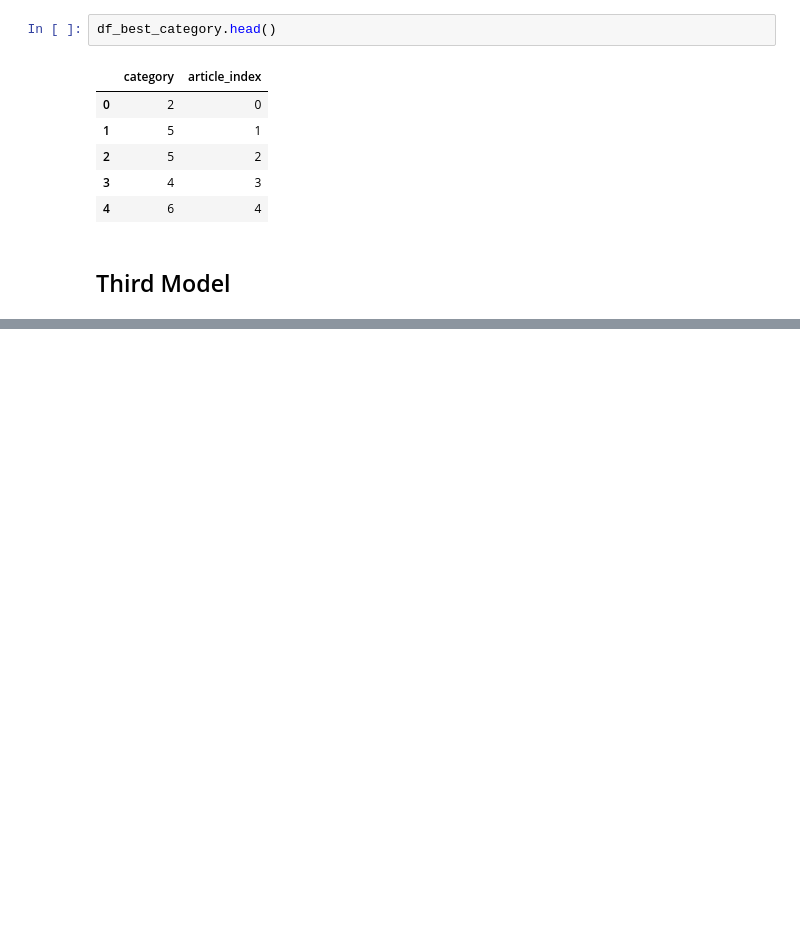
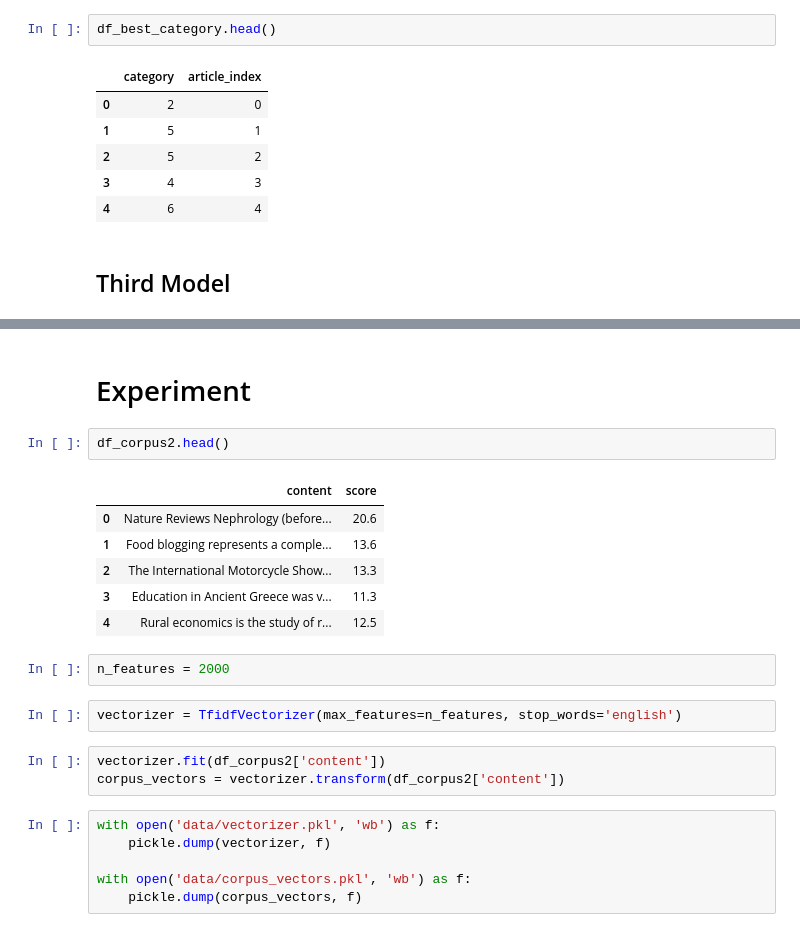
Before and after one commit to sherzyang/learning-discovery-tool, a Jupyter notebook: model_3.ipynb, the cells around one changed output, grey strips where cells are left out. Saved outputs shown, nothing was run; the diff lists cells and outputs as text; blank space fills up the shorter version.

```diff
--- a/model_3.ipynb
+++ b/model_3.ipynb
@@ -104,0 +117,24 @@ give_harder_level(sample)
+# %% [markdown]
+# Experiment
+# %%
+df_corpus2.head()
+# %% [output]
+|  | content | score |
+| 0 | Nature Reviews Nephrology (before... | 20.6 |
+| 1 | Food blogging represents a comple... | 13.6 |
+| 2 | The International Motorcycle Show... | 13.3 |
+| 3 | Education in Ancient Greece was v... | 11.3 |
+| 4 | Rural economics is the study of r... | 12.5 |
+# %%
+n_features = 2000
+# %%
+vectorizer = TfidfVectorizer(max_features=n_features, stop_words='english')
+# %%
+vectorizer.fit(df_corpus2['content'])
+corpus_vectors = vectorizer.transform(df_corpus2['content'])
+# %%
+with open('data/vectorizer.pkl', 'wb') as f:
+    pickle.dump(vectorizer, f)
+
+with open('data/corpus_vectors.pkl', 'wb') as f:
+    pickle.dump(corpus_vectors, f)
```
Also changed, not shown: parts of 27 cells of this notebook.
